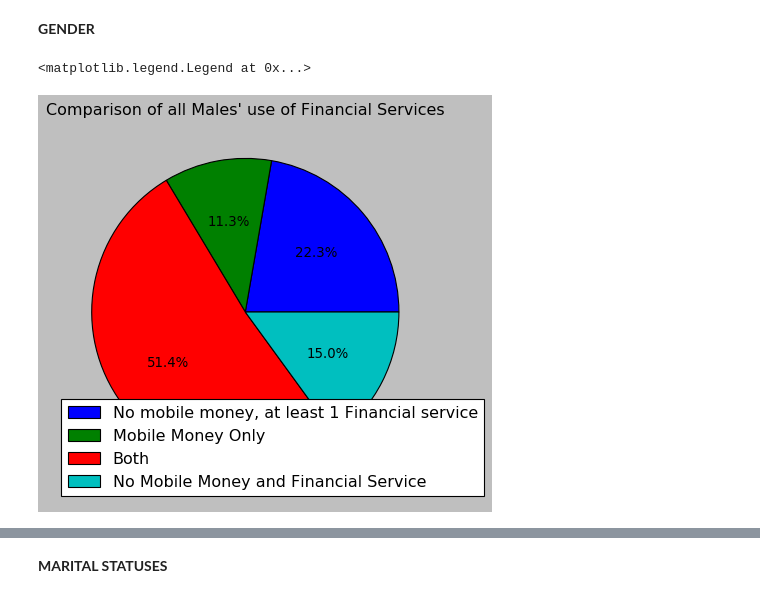
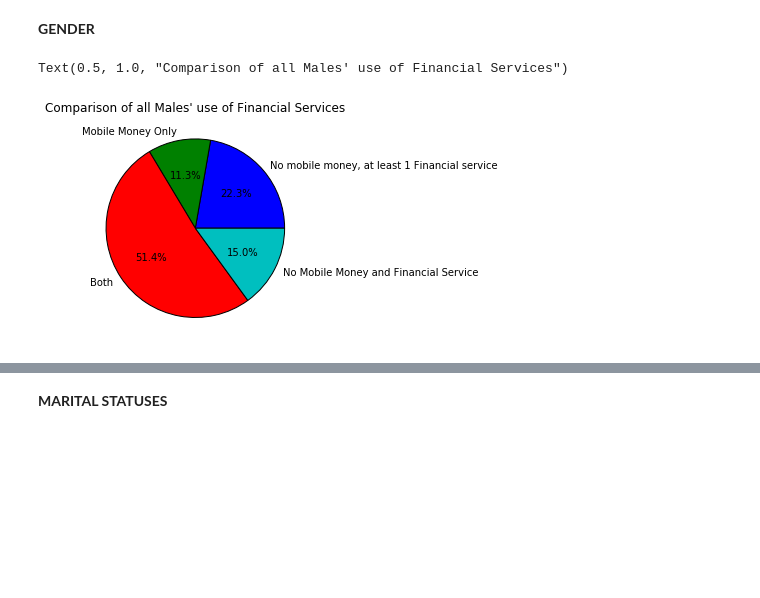
Before and after one commit to AllenMkandla/Financial_Services_Use_in_Tanzania, a Jupyter notebook: Tanzania.ipynb, the cells around one changed output, grey strips where cells are left out. Drawn from its saved outputs; the diff is of its cells as text; code cells hidden in the pictures; blank space fills up the shorter version.

```diff
--- a/Tanzania.ipynb
+++ b/Tanzania.ipynb
@@ -58,19 +90,18 @@ female = tanza_data[tanza_data["Q2"] == 2]
 # %%
 #comparison of males with mobile money and males without mobile money
 total_males = len(male[male.mobile_money == 1]) + len(male[male.mobile_money == 0])
 
 l = len(male[male.mobile_money_classification == 1]) / total_males * 100
 m = len(male[male.mobile_money_classification == 2]) / total_males * 100
 n = len(male[male.mobile_money_classification == 3]) / total_males * 100
 o = len(male[male.mobile_money_classification == 0]) / total_males * 100
 
 labels= ['No mobile money, at least 1 Financial service', 'Mobile Money Only', 'Both', 'No Mobile Money and Financial Service']
-plt.pie([l, m, n, o], explode=None,autopct='%1.1f%%')
+plt.pie([l, m, n, o], explode=None,autopct='%1.1f%%', labels= labels)
 plt.title("Comparison of all Males' use of Financial Services")
-plt.legend(labels, loc='best')
 # %% [output]
-<matplotlib.legend.Legend at 0x...>
+Text(0.5, 1.0, "Comparison of all Males' use of Financial Services")
-[figure, old version]
+[figure, new version]
 # %%
 #comparison of females with mobile money and females without mobile money
 
```
Also changed, not shown: parts of 15 cells of this notebook.
